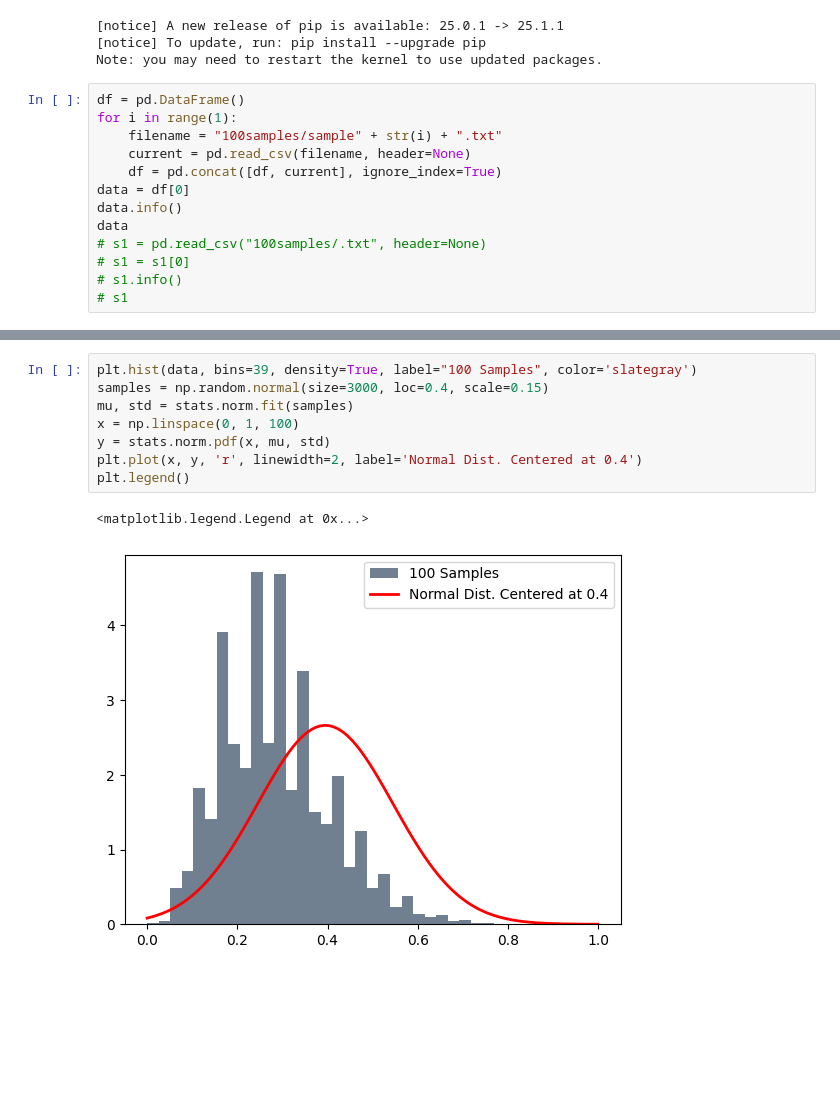
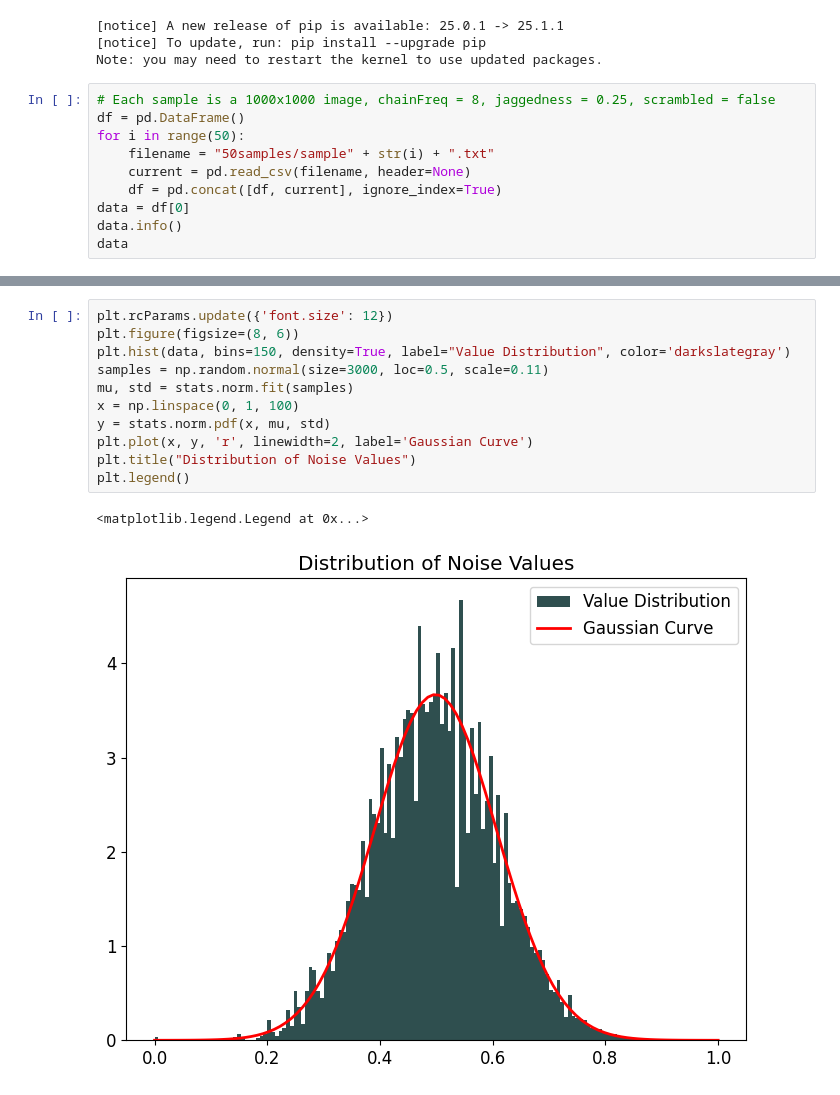
Before and after one commit to BraedenChubak/NovelNoiseFunction, a Jupyter notebook: Graphing.ipynb, the cells around one changed output, grey strips where cells are left out. Cells and saved outputs as stored; diff of their text form; blank space fills up the shorter version.

```diff
--- a/Graphing.ipynb
+++ b/Graphing.ipynb
@@ -10,17 +10,14 @@ import scipy.stats as stats
 [notice] To update, run: pip install --upgrade pip
 Note: you may need to restart the kernel to use updated packages.
 # %%
+# Each sample is a 1000x1000 image, chainFreq = 8, jaggedness = 0.25, scrambled = false
 df = pd.DataFrame()
-for i in range(1):
-    filename = "100samples/sample" + str(i) + ".txt"
+for i in range(50):
+    filename = "50samples/sample" + str(i) + ".txt"
     current = pd.read_csv(filename, header=None)
     df = pd.concat([df, current], ignore_index=True)
 data = df[0]
 data.info()
 data
-# s1 = pd.read_csv("100samples/.txt", header=None)
-# s1 = s1[0]
-# s1.info()
-# s1
 # %% [output]
 <class 'pandas.core.series.Series'>
@@ -46,11 +43,14 @@ Name: 0, Length: 250000, dtype: float64
 # %%
-plt.hist(data, bins=39, density=True, label="100 Samples", color='slategray')
-samples = np.random.normal(size=3000, loc=0.4, scale=0.15)
+plt.rcParams.update({'font.size': 12})
+plt.figure(figsize=(8, 6))
+plt.hist(data, bins=150, density=True, label="Value Distribution", color='darkslategray')
+samples = np.random.normal(size=3000, loc=0.5, scale=0.11)
 mu, std = stats.norm.fit(samples)
 x = np.linspace(0, 1, 100)
 y = stats.norm.pdf(x, mu, std)
-plt.plot(x, y, 'r', linewidth=2, label='Normal Dist. Centered at 0.4')
+plt.plot(x, y, 'r', linewidth=2, label='Gaussian Curve')
+plt.title("Distribution of Noise Values")
 plt.legend()
 # %% [output]
 <matplotlib.legend.Legend at 0x...>
-[figure, old version]
+[figure, new version]
```
Also changed, not shown: parts of 1 cell of this notebook, 56 other files.
